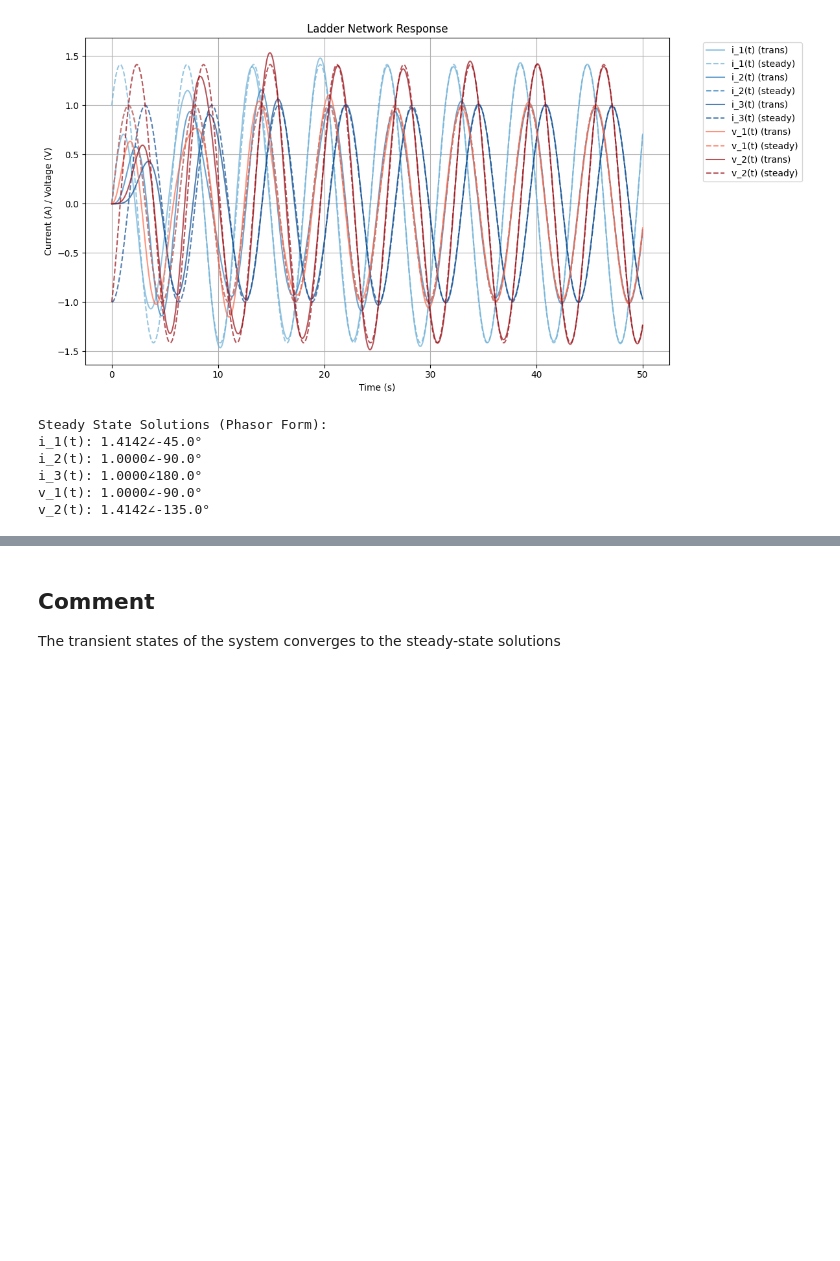
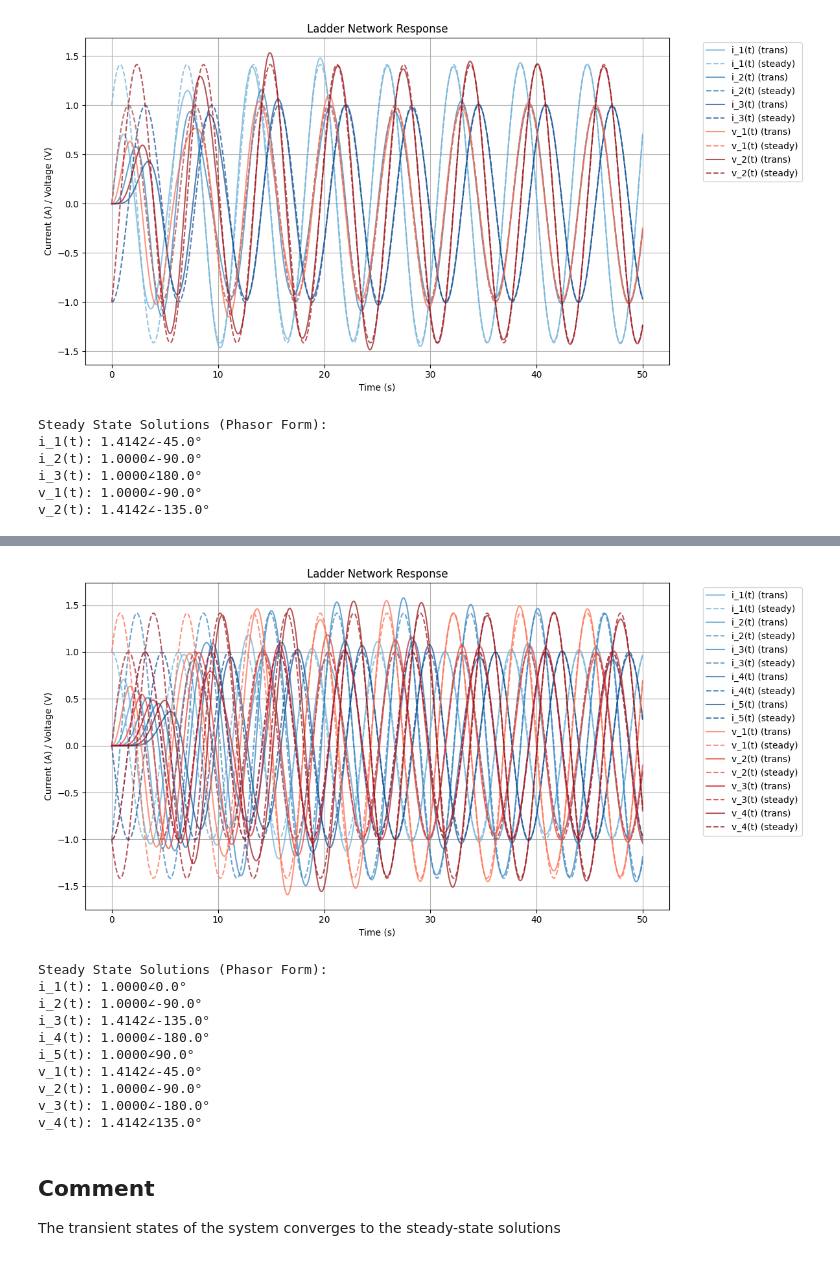
Before and after one commit to denniesbor/phys513, a Jupyter notebook: HW12/PhsHW12.ipynb, the cells around one changed output, grey strips where cells are left out. Saved outputs shown, nothing was run; the diff lists cells and outputs as text; code cells hidden in the pictures; blank space fills up the shorter version.

Commit message:
Refresh graphics

```diff
--- a/HW12/PhsHW12.ipynb
+++ b/HW12/PhsHW12.ipynb
@@ -301,3 +311,35 @@ for i, label in enumerate(labels):
+# %%
+# 5 steps
+n_steps = 5
+ZL = 1.0
+V0 = 1.0
+
+# Solve the network
+t, X_transient, X_steady, labels = solve_ladder_network(n_steps, ZL, V0)
+
+# Plot results
+fig, axs = plot_solutions(t, X_transient, X_steady, labels)
+plt.show()
+
+# Print steady state information
+X_phasors = get_steady_state(*build_ladder_matrices(n_steps, ZL, V0))
+print("\nSteady State Solutions (Phasor Form):")
+for i, label in enumerate(labels):
+    mag = np.abs(X_phasors[i])
+    phase = np.angle(X_phasors[i], deg=True)
+    print(f"{label}: {mag:.4f}∠{phase:.1f}°")
+# %% [output]
+[figure, added]
+Steady State Solutions (Phasor Form):
+i_1(t): 1.0000∠0.0°
+i_2(t): 1.0000∠-90.0°
+i_3(t): 1.4142∠-135.0°
+i_4(t): 1.0000∠-180.0°
+i_5(t): 1.0000∠90.0°
+v_1(t): 1.4142∠-45.0°
+v_2(t): 1.0000∠-90.0°
+v_3(t): 1.0000∠-180.0°
+v_4(t): 1.4142∠135.0°
 # %% [markdown]
 ## **Comment**
 The transient states of the system converges to the steady-state solutions
```
Also changed, not shown: parts of 1 cell of this notebook, 1 other file.
